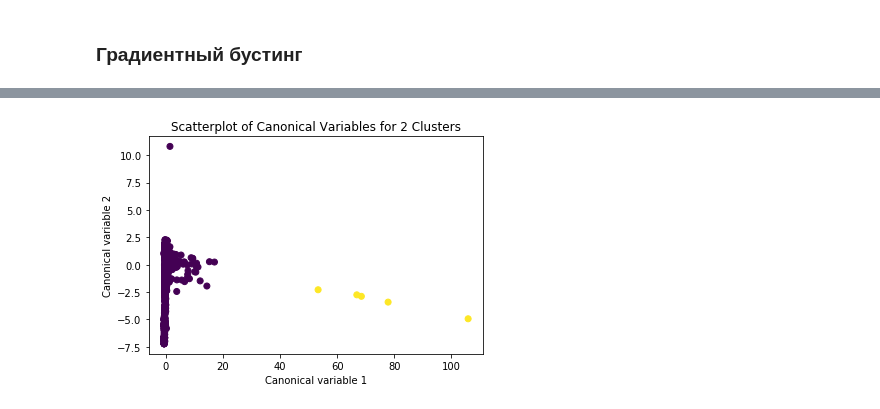
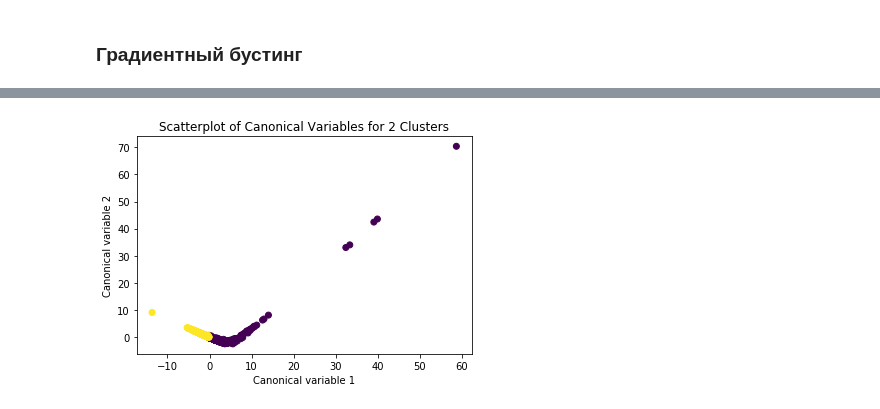
Before and after one commit to DmitryEliseev/diploma-project-2018, a Jupyter notebook: machine-learning/S2-LR_SVC_GB.ipynb, the cells around one changed output, grey strips where cells are left out. Cells and saved outputs as stored; diff of their text form; code cells hidden in the pictures.

```diff
--- a/machine-learning/S2-LR_SVC_GB.ipynb
+++ b/machine-learning/S2-LR_SVC_GB.ipynb
@@ -105,5 +107,5 @@ data.iloc[:,1:].corr()
 # %%
-for column in ('okpd', 'supType', 'orgForm'):
+for column in ('supType', 'orgForm', 'okpd'):
     dummies = pd.get_dummies(data[column], prefix=column[:4], drop_first=True)
     data = pd.concat([data, dummies], axis=1)
     data.drop([column], inplace=True, axis=1)
@@ -161,5 +167,11 @@ print([var[0] for var in result2[-NUM_OF_BEST_FEATURES:]])
 НАИМЕНЕЕ важные переменные для GradientBoostingClassifier:
 ['supT_1', 'org_1s_sev', 'sup_sim_price', 'price_higher_pmp', 'sup_okpd_exp']
-# %%
-scaler = StandardScaler()
-X = scaler.fit_transform(X)
+# %%
+# Нормализация значений описательных переменных
+scaler = StandardScaler()
+
+columns_to_normalize = ['org_cntr_num', 'sup_cntr_num', 'sup_cntr_avg_price', 'pmp']
+X.loc[:, columns_to_normalize] = scaler.fit_transform(X.loc[:, columns_to_normalize])
+
+X['price'] = np.log(X['price'])
+X = X.values
@@ -424,10 +464,10 @@ plot_roc_curve(gb_y_test_real, gb_y_test_pred)
 # %%
-model1 = KMeans(n_clusters=2).fit(X)
+cls_model = KMeans(n_clusters=2).fit(X)
 plot_columns = PCA(2).fit_transform(X)
-plt.scatter(x=plot_columns[:,0], y=plot_columns[:,1], c=model1.labels_,)
+plt.scatter(x=plot_columns[:,0], y=plot_columns[:,1], c=cls_model.labels_,)
 plt.xlabel('Canonical variable 1')
 plt.ylabel('Canonical variable 2')
 plt.title('Scatterplot of Canonical Variables for 2 Clusters')
 plt.show()
 # %% [output]
-[figure, old version]
+[figure, new version]
```
Also changed, not shown: parts of 33 cells of this notebook, 1 other file.
